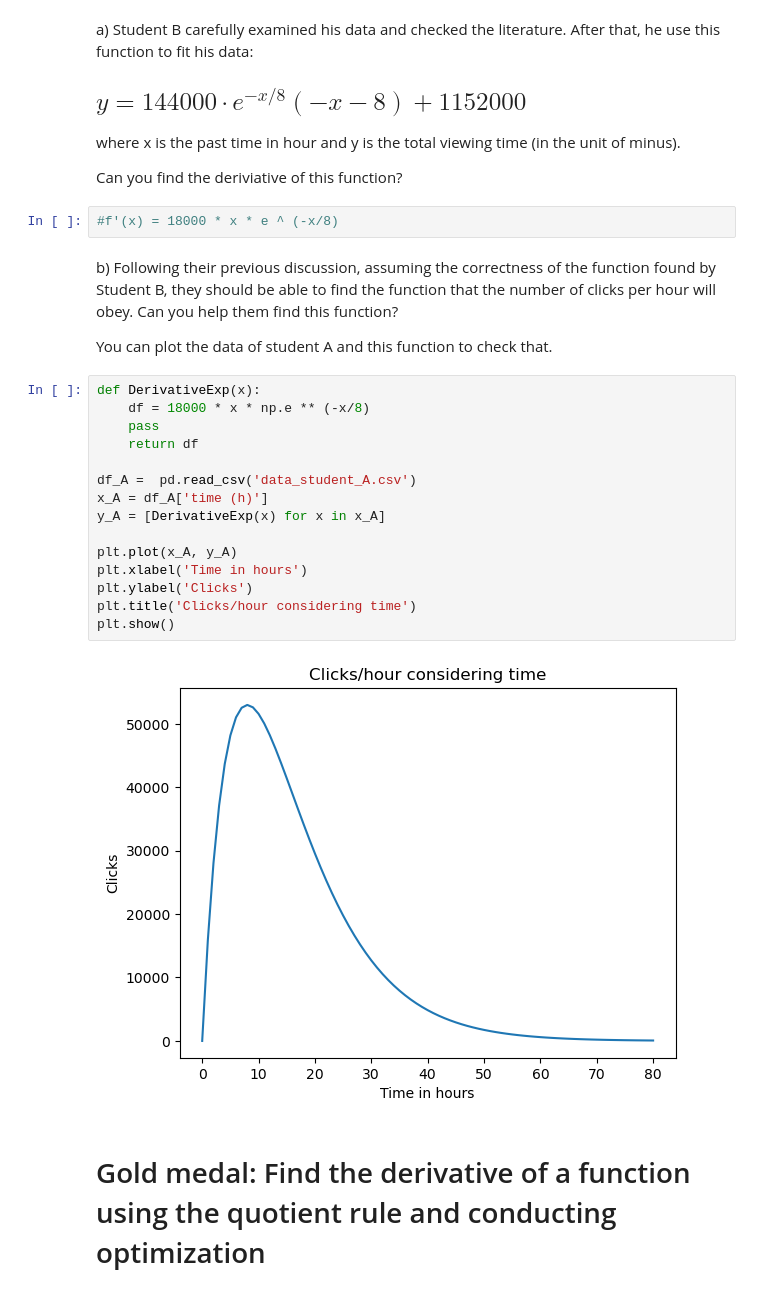
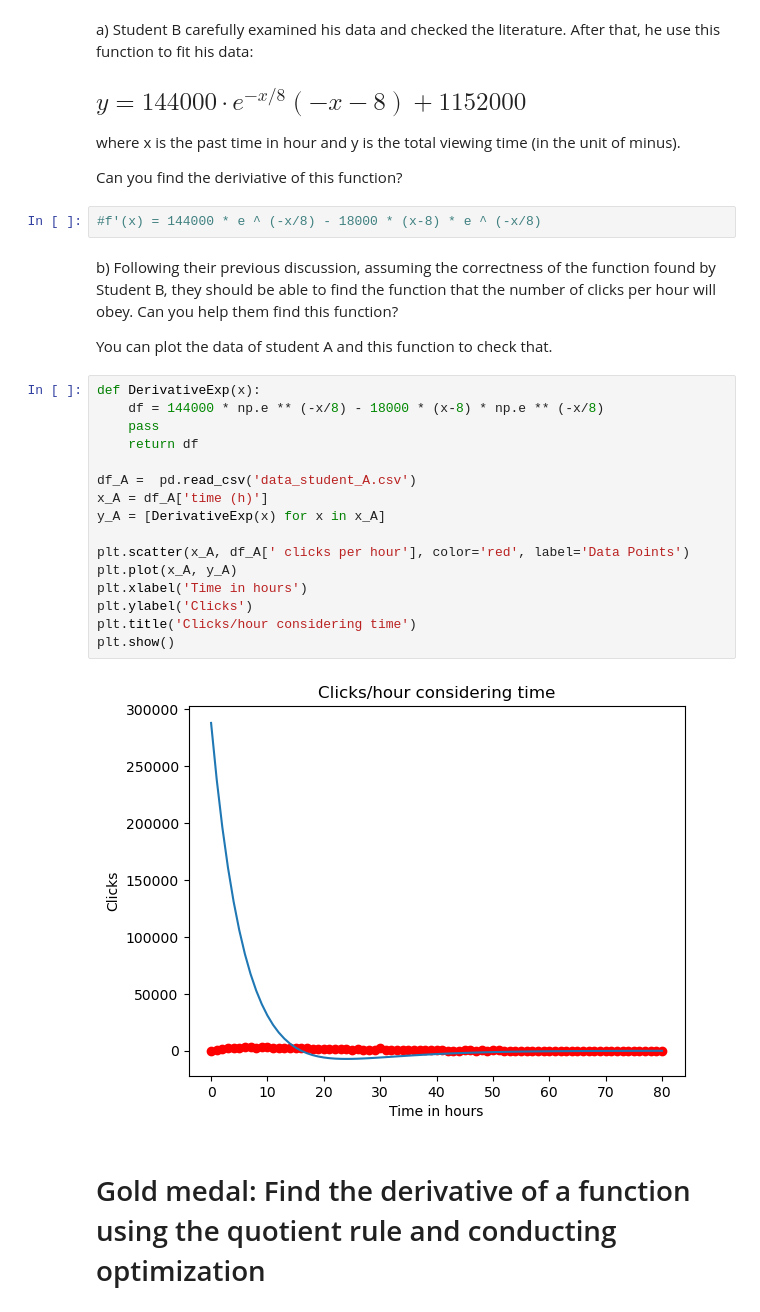
Before and after one commit to damarisparasca/computational-thinking-week-individual-14157365, a Jupyter notebook: challenge_calculus/Review_Calculus.ipynb, the cells around one changed output. Drawn from its saved outputs; the diff is of its cells as text.

```diff
--- a/challenge_calculus/Review_Calculus.ipynb
+++ b/challenge_calculus/Review_Calculus.ipynb
@@ -144,28 +145,29 @@ where x is the past time in hour and y is the total viewing time (in the unit of
 
 Can you find the deriviative of this function?
 # %%
-#f'(x) = 18000 * x * e ^ (-x/8)
+#f'(x) = 144000 * e ^ (-x/8) - 18000 * (x-8) * e ^ (-x/8)
 # %% [markdown]
 b) Following their previous discussion, assuming the correctness of the function found by Student B, they should be able to find the function that the number of clicks per hour will obey. Can you help them find this function?
 
 You can plot the data of student A and this function to check that.
 # %%
 def DerivativeExp(x):
-    df = 18000 * x * np.e ** (-x/8)
+    df = 144000 * np.e ** (-x/8) - 18000 * (x-8) * np.e ** (-x/8)
     pass
     return df
 
 df_A =  pd.read_csv('data_student_A.csv')
 x_A = df_A['time (h)']
 y_A = [DerivativeExp(x) for x in x_A]
 
+plt.scatter(x_A, df_A[' clicks per hour'], color='red', label='Data Points')
 plt.plot(x_A, y_A)
 plt.xlabel('Time in hours')
 plt.ylabel('Clicks')
 plt.title('Clicks/hour considering time')
 plt.show()
 # %% [output]
-[figure, old version]
+[figure, new version]
 # %% [markdown]
 # Gold medal: Find the derivative of a function using the quotient rule and conducting optimization
 # %% [markdown]
```
Also changed, not shown: parts of 2 cells of this notebook, 1 other file.
